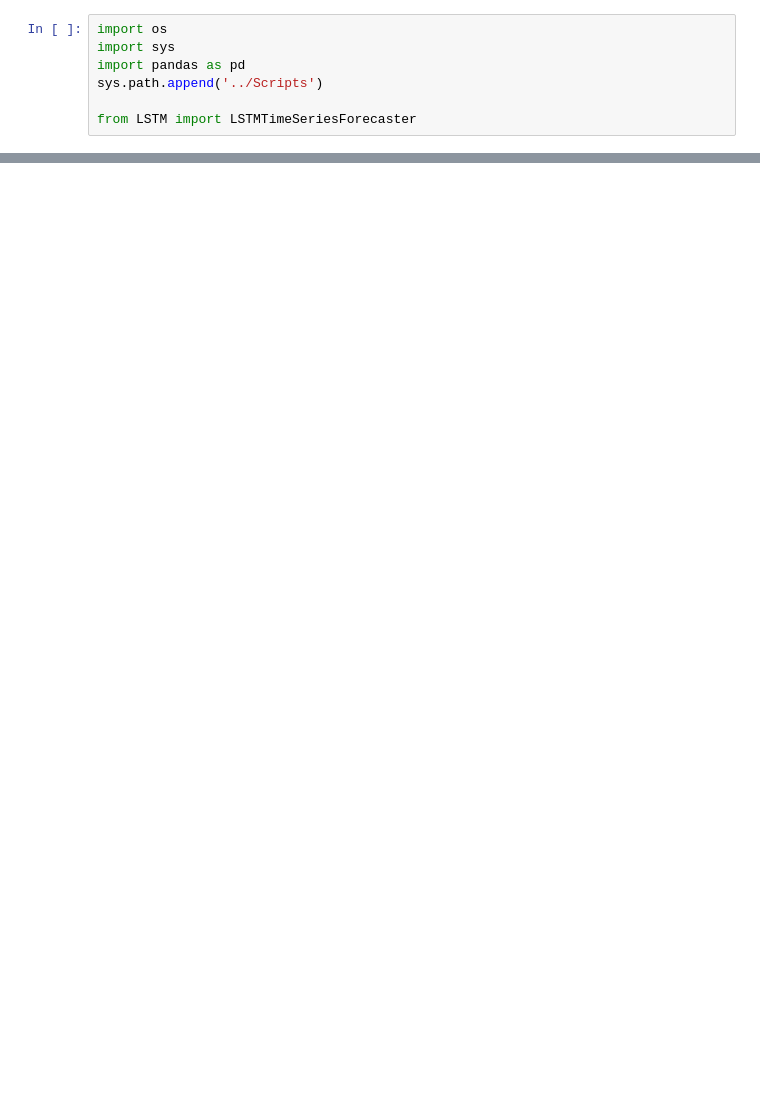
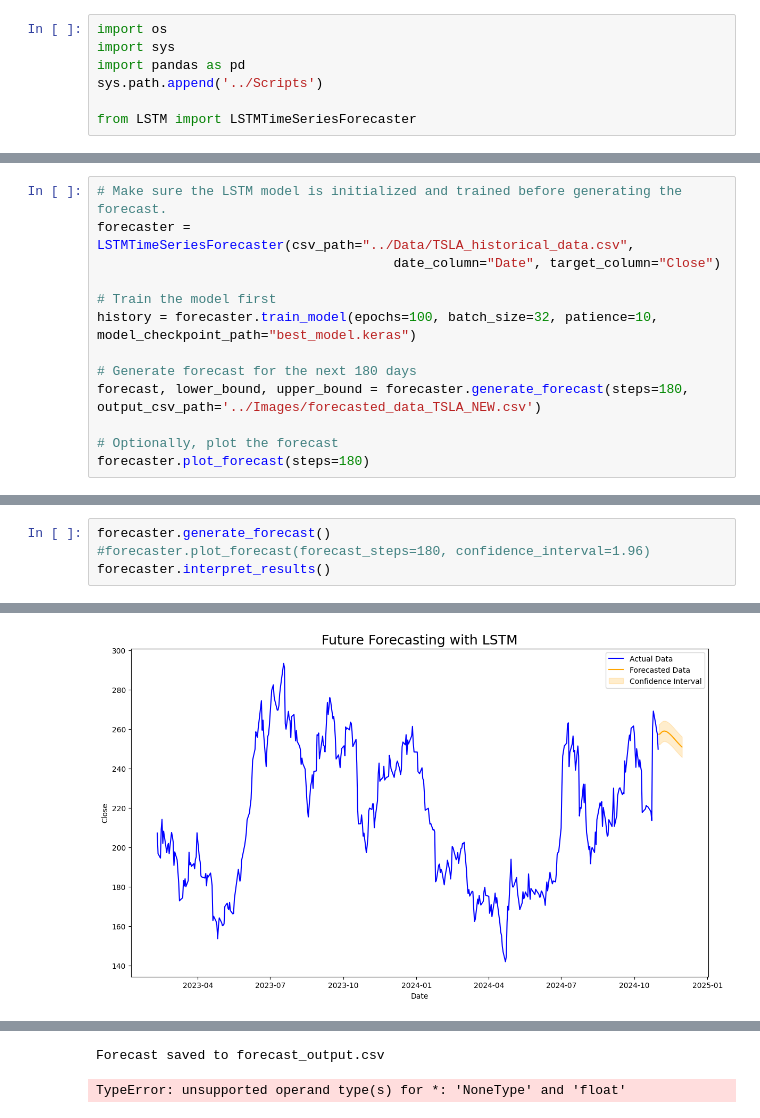
Before and after one commit to hydropython/GFM-investments-portfolio-management, a Jupyter notebook: Notbooks/LSTM.ipynb, the cells around one changed output, grey strips where cells are left out. Drawn from its saved outputs; the diff is of its cells as text; blank space fills up the shorter version.

Commit message:
lstm forcast genersted

```diff
--- a/Notbooks/LSTM.ipynb
+++ b/Notbooks/LSTM.ipynb
@@ -102,0 +8,13 @@ Potential Risk: Price expected to decrease, suggesting potential selling opportu
+# %%
+# Make sure the LSTM model is initialized and trained before generating the forecast.
+forecaster = LSTMTimeSeriesForecaster(csv_path="../Data/TSLA_historical_data.csv",
+                                      date_column="Date", target_column="Close")
+
+# Train the model first
+history = forecaster.train_model(epochs=100, batch_size=32, patience=10, model_checkpoint_path="best_model.keras")
+
+# Generate forecast for the next 180 days
+forecast, lower_bound, upper_bound = forecaster.generate_forecast(steps=180, output_csv_path='../Images/forecasted_data_TSLA_NEW.csv')
+
+# Optionally, plot the forecast
+forecaster.plot_forecast(steps=180)
@@ -102,0 +60,5 @@ Potential Risk: Price expected to decrease, suggesting potential selling opportu
+# %%
+forecaster.generate_forecast()
+#forecaster.plot_forecast(forecast_steps=180, confidence_interval=1.96)
+forecaster.interpret_results()
+# %% [output]
@@ -102,0 +82 @@ Potential Risk: Price expected to decrease, suggesting potential selling opportu
+[figure, added]
@@ -102,0 +101,2 @@ Potential Risk: Price expected to decrease, suggesting potential selling opportu
+Forecast saved to forecast_output.csv
+TypeError: unsupported operand type(s) for *: 'NoneType' and 'float'
```
Also changed, not shown: parts of 6 cells of this notebook, 12 other files.
